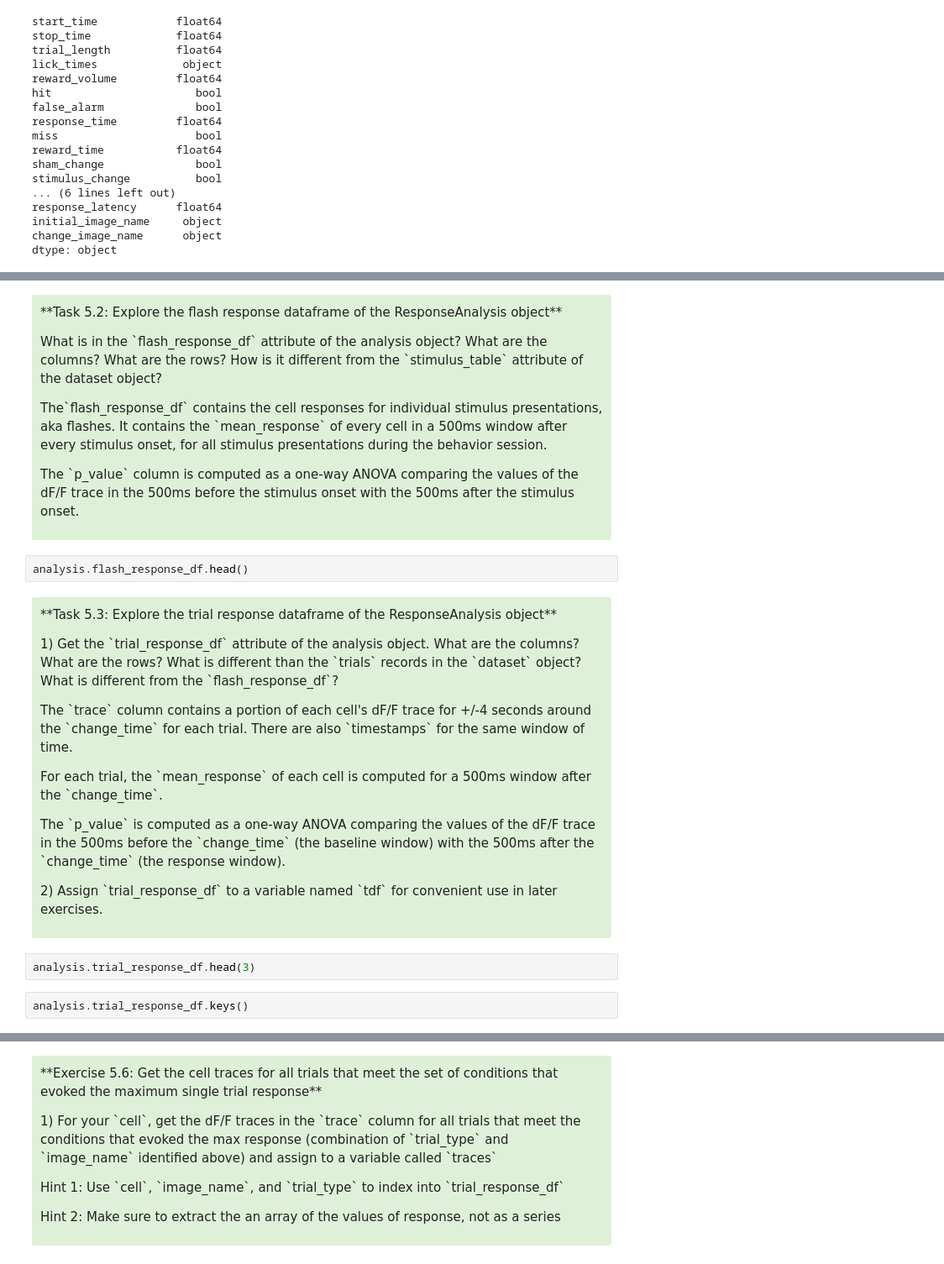
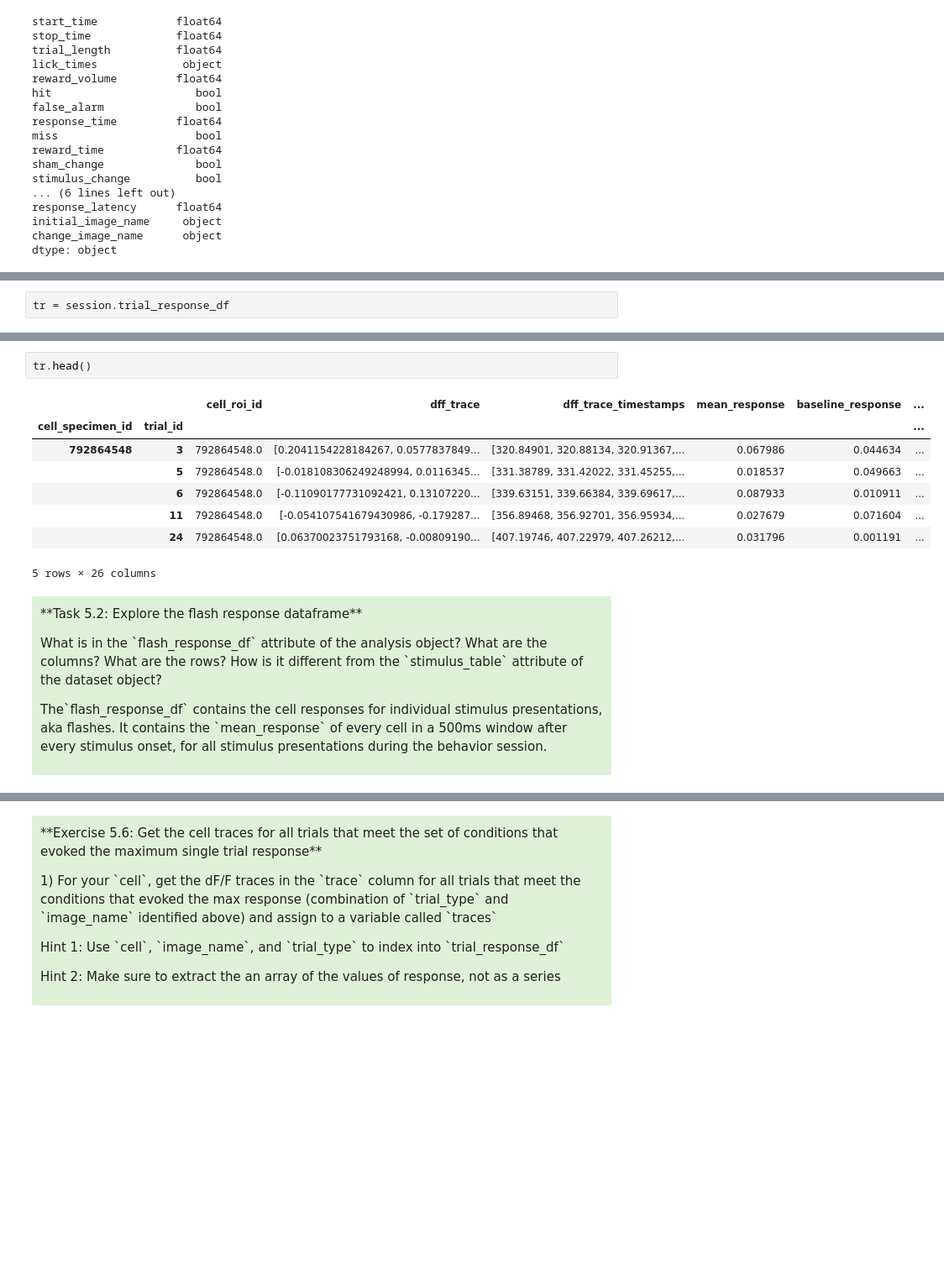
Before and after one commit to AllenInstitute/SWDB_2019, a Jupyter notebook: DynamicBrain/VisualBehavior_new.ipynb, the cells around one changed output, grey strips where cells are left out. Shown at 84% size. Saved outputs shown, nothing was run; the diff lists cells and outputs as text; blank space fills up the shorter version.

Commit message:
adding intro to trial response df and flash response df

```diff
--- a/DynamicBrain/VisualBehavior_new.ipynb
+++ b/DynamicBrain/VisualBehavior_new.ipynb
@@ -794,0 +807,2 @@ help(ResponseAnalysis)
+# %%
+tr = session.trial_response_df
@@ -795,30 +832,20 @@ help(ResponseAnalysis)
+# %%
+tr.head()
+# %% [output]
+|  |  | cell_roi_id | dff_trace | dff_trace_timestamps | mean_response | baseline_response | ... |
+| cell_specimen_id | trial_id |  |  |  |  |  | ... |
+| 792864548 | 3 | 792864548.0 | [0.2041154228184267, 0.0577837849... | [320.84901, 320.88134, 320.91367,... | 0.067986 | 0.044634 | ... |
+|  | 5 | 792864548.0 | [-0.018108306249248994, 0.0116345... | [331.38789, 331.42022, 331.45255,... | 0.018537 | 0.049663 | ... |
+|  | 6 | 792864548.0 | [-0.11090177731092421, 0.13107220... | [339.63151, 339.66384, 339.69617,... | 0.087933 | 0.010911 | ... |
+|  | 11 | 792864548.0 | [-0.054107541679430986, -0.179287... | [356.89468, 356.92701, 356.95934,... | 0.027679 | 0.071604 | ... |
+|  | 24 | 792864548.0 | [0.06370023751793168, -0.00809190... | [407.19746, 407.22979, 407.26212,... | 0.031796 | 0.001191 | ... |
+5 rows × 26 columns
 # %% [markdown]
 <div style="background: #DFF0D8; border-radius: 3px; padding: 10px;">
-<p>**Task 5.2: Explore the flash response dataframe of the ResponseAnalysis object**
+<p>**Task 5.2: Explore the flash response dataframe**
 
 <p>What is in the `flash_response_df` attribute of the analysis object? What are the columns? What are the rows?  How is it different from the `stimulus_table` attribute of the dataset object?
 
 <p>The`flash_response_df` contains the cell responses for individual stimulus presentations, aka flashes. It contains the `mean_response` of every cell in a 500ms window after every stimulus onset, for all stimulus presentations during the behavior session.
 
-<p>The `p_value` column is computed as a one-way ANOVA comparing the values of the dF/F trace in the 500ms before the stimulus onset with the 500ms after the stimulus onset.
 </div>
-# %%
-analysis.flash_response_df.head()
-# %% [markdown]
-<div style="background: #DFF0D8; border-radius: 3px; padding: 10px;">
-<p>**Task 5.3: Explore the trial response dataframe of the ResponseAnalysis object**
-
-<p>1) Get the `trial_response_df` attribute of the analysis object. What are the columns? What are the rows? What is different than the `trials` records in the `dataset` object? What is different from the `flash_response_df`?
-
-<p>The `trace` column contains a portion of each cell's dF/F trace for +/-4 seconds around the `change_time` for each trial. There are also `timestamps` for the same window of time.
-
-<p> For each trial, the `mean_response` of each cell is computed for a 500ms window after the `change_time`.
-
-<p>The `p_value` is computed as a one-way ANOVA comparing the values of the dF/F trace in the 500ms before the `change_time` (the baseline window) with the 500ms after the `change_time` (the response window).
-
-<p>2) Assign `trial_response_df` to a variable named `tdf` for convenient use in later exercises.
-</div>
-# %%
-analysis.trial_response_df.head(3)
-# %%
-analysis.trial_response_df.keys()
```
Also changed, not shown: parts of 35 cells of this notebook.
